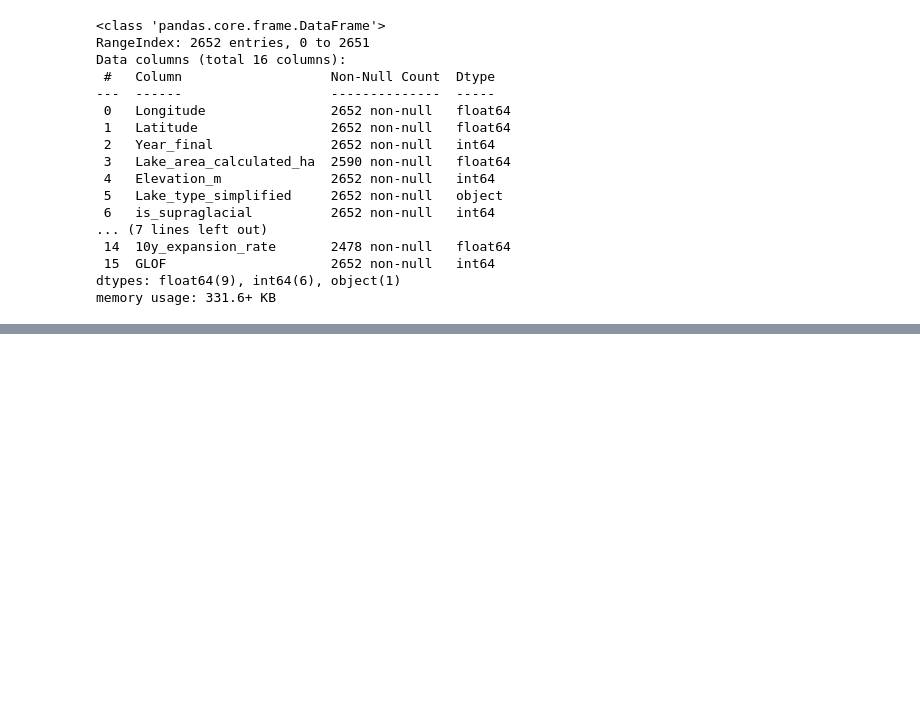
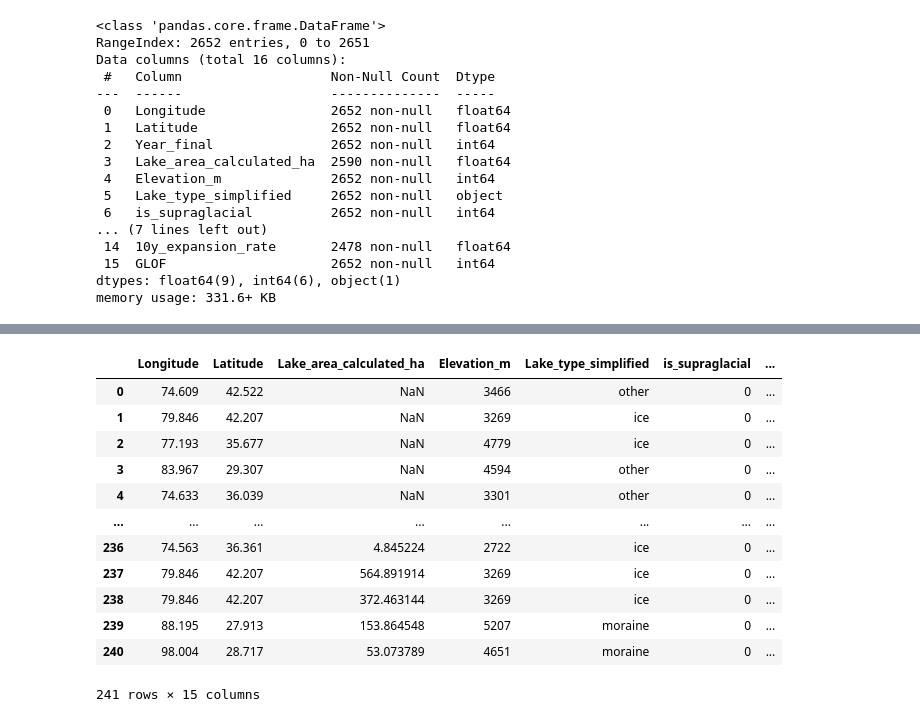
Before and after one commit to SoulNims/GLOF_Risk_ML_Pipeline, a Jupyter notebook: Notebooks/MLcrashcourse.ipynb, the cells around one changed output, grey strips where cells are left out. Cells and saved outputs as stored; diff of their text form; code cells hidden in the pictures; blank space fills up the shorter version.

```diff
--- a/Notebooks/MLcrashcourse.ipynb
+++ b/Notebooks/MLcrashcourse.ipynb
@@ -36,0 +103,17 @@ memory usage: 331.6+ KB
+# %%
+ml_pos_y_drop=uncleaned_ml_pos.drop(columns=['Year_final'])
+ml_pos_y_drop
+# %% [output]
+|  | Longitude | Latitude | Lake_area_calculated_ha | Elevation_m | Lake_type_simplified | is_supraglacial | ... |
+| 0 | 74.609 | 42.522 | NaN | 3466 | other | 0 | ... |
+| 1 | 79.846 | 42.207 | NaN | 3269 | ice | 0 | ... |
+| 2 | 77.193 | 35.677 | NaN | 4779 | ice | 0 | ... |
+| 3 | 83.967 | 29.307 | NaN | 4594 | other | 0 | ... |
+| 4 | 74.633 | 36.039 | NaN | 3301 | other | 0 | ... |
+| ... | ... | ... | ... | ... | ... | ... | ... |
+| 236 | 74.563 | 36.361 | 4.845224 | 2722 | ice | 0 | ... |
+| 237 | 79.846 | 42.207 | 564.891914 | 3269 | ice | 0 | ... |
+| 238 | 79.846 | 42.207 | 372.463144 | 3269 | ice | 0 | ... |
+| 239 | 88.195 | 27.913 | 153.864548 | 5207 | moraine | 0 | ... |
+| 240 | 98.004 | 28.717 | 53.073789 | 4651 | moraine | 0 | ... |
+241 rows × 15 columns
```
Also changed, not shown: parts of 22 cells of this notebook, 7 other files.
